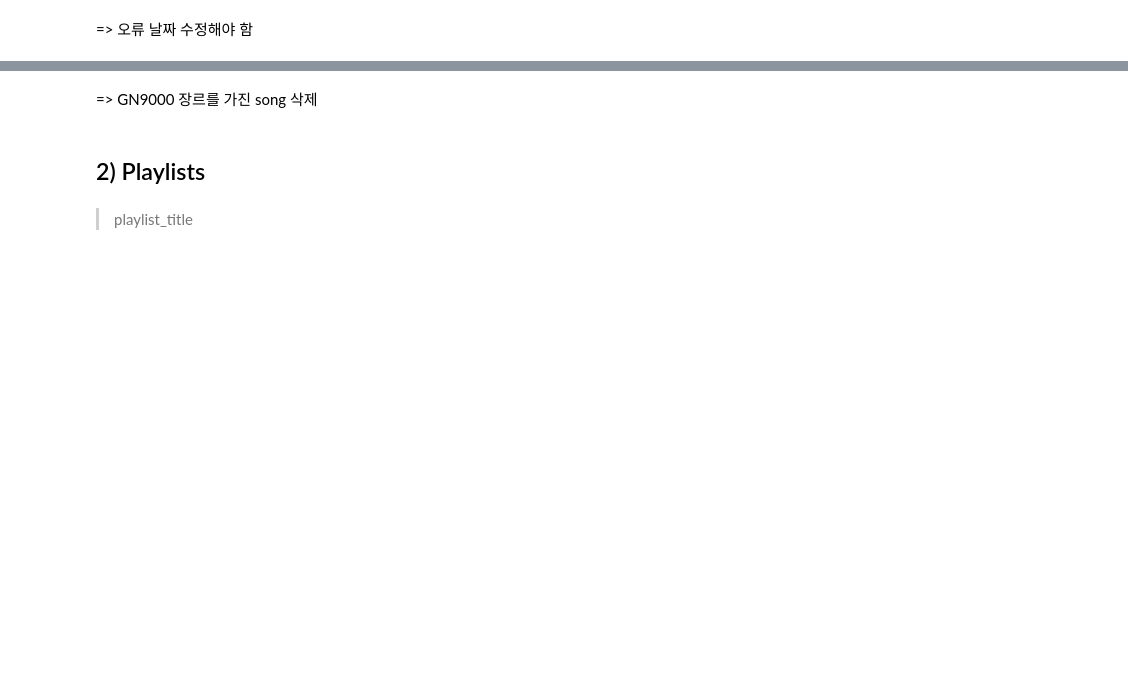
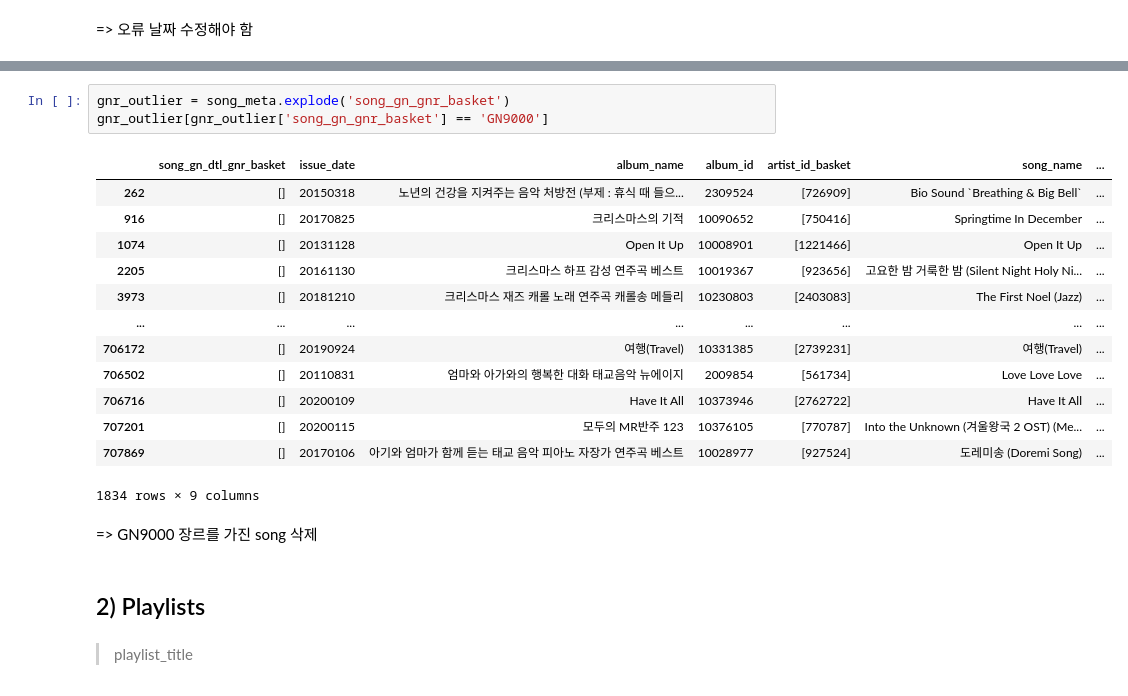
Before and after one commit to pulpo125/AIPlayer_Pling, a Jupyter notebook: 1_analysis/2_EDA.ipynb, the cells around one changed output, grey strips where cells are left out. Saved outputs shown, nothing was run; the diff lists cells and outputs as text; blank space fills up the shorter version.

```diff
--- a/1_analysis/2_EDA.ipynb
+++ b/1_analysis/2_EDA.ipynb
@@ -33,3 +175,20 @@ genre_gn_all = pd.read_json('../0_data/genre_gn_all.json', typ = 'frame', encodi
+# %%
+gnr_outlier = song_meta.explode('song_gn_gnr_basket')
+gnr_outlier[gnr_outlier['song_gn_gnr_basket'] == 'GN9000']
+# %% [output]
+|  | song_gn_dtl_gnr_basket | issue_date | album_name | album_id | artist_id_basket | song_name | ... |
+| 262 | [] | 20150318 | 노년의 건강을 지켜주는 음악 처방전 (부제 : 휴식 때 들으... | 2309524 | [726909] | Bio Sound `Breathing & Big Bell` | ... |
+| 916 | [] | 20170825 | 크리스마스의 기적 | 10090652 | [750416] | Springtime In December | ... |
+| 1074 | [] | 20131128 | Open It Up | 10008901 | [1221466] | Open It Up | ... |
+| 2205 | [] | 20161130 | 크리스마스 하프 감성 연주곡 베스트 | 10019367 | [923656] | 고요한 밤 거룩한 밤 (Silent Night Holy Ni... | ... |
+| 3973 | [] | 20181210 | 크리스마스 재즈 캐롤 노래 연주곡 캐롤송 메들리 | 10230803 | [2403083] | The First Noel (Jazz) | ... |
+| ... | ... | ... | ... | ... | ... | ... | ... |
+| 706172 | [] | 20190924 | 여행(Travel) | 10331385 | [2739231] | 여행(Travel) | ... |
+| 706502 | [] | 20110831 | 엄마와 아가와의 행복한 대화 태교음악 뉴에이지 | 2009854 | [561734] | Love Love Love | ... |
+| 706716 | [] | 20200109 | Have It All | 10373946 | [2762722] | Have It All | ... |
+| 707201 | [] | 20200115 | 모두의 MR반주 123 | 10376105 | [770787] | Into the Unknown (겨울왕국 2 OST) (Me... | ... |
+| 707869 | [] | 20170106 | 아기와 엄마가 함께 듣는 태교 음악 피아노 자장가 연주곡 베스트 | 10028977 | [927524] | 도레미송 (Doremi Song) | ... |
+1834 rows × 9 columns
 # %% [markdown]
 => GN9000 장르를 가진 song 삭제
 # %% [markdown]
```
Also changed, not shown: parts of 41 cells of this notebook, 1 other file.
